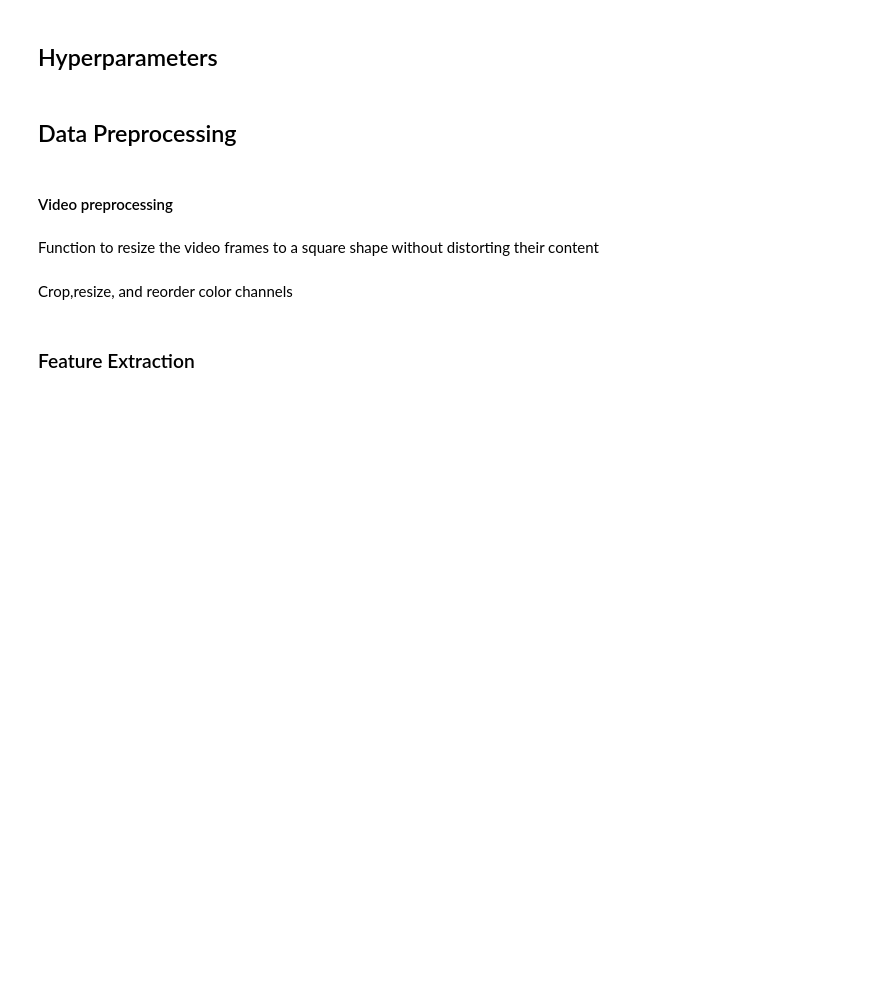
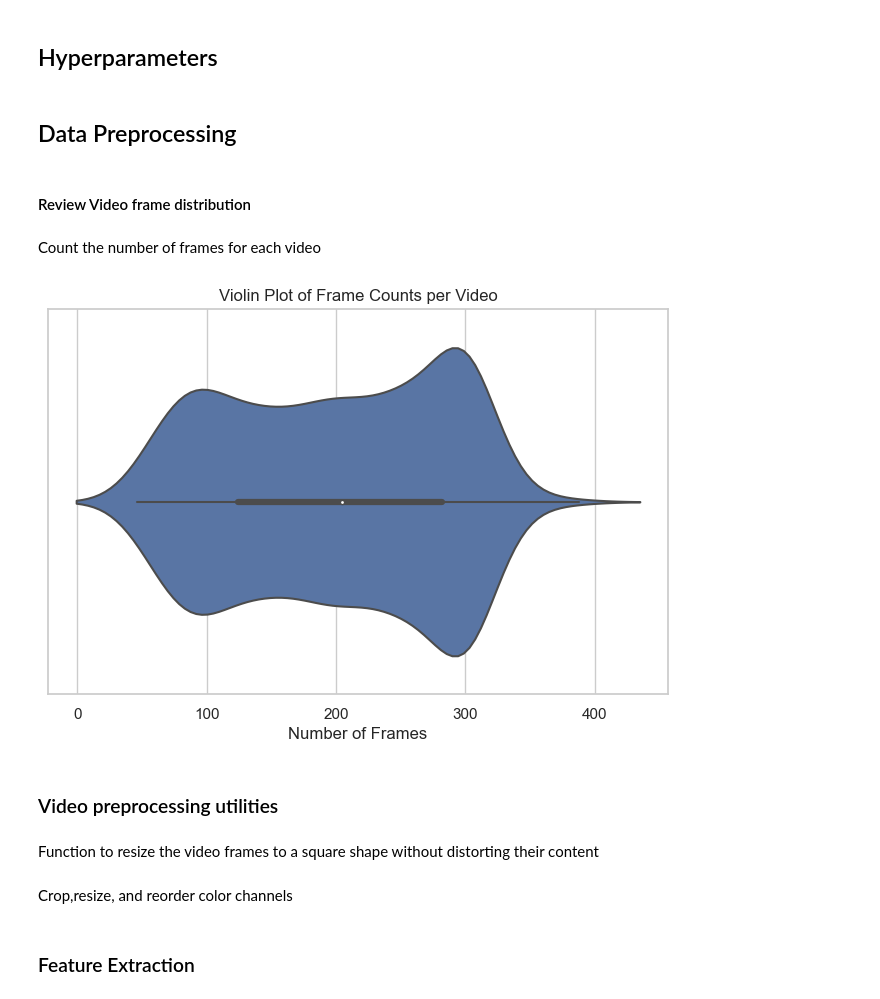
Before and after one commit to denpalrius/sports_action_recognition, a Jupyter notebook: video_rnn/video-classification-with-a-cnn-rnn-architecture.ipynb, the cells around one changed output. Saved outputs shown, nothing was run; the diff lists cells and outputs as text; code cells hidden in the pictures; blank space fills up the shorter version.

```diff
--- a/video_rnn/video-classification-with-a-cnn-rnn-architecture.ipynb
+++ b/video_rnn/video-classification-with-a-cnn-rnn-architecture.ipynb
@@ -91,8 +87,43 @@ MAX_SEQ_LENGTH = 20 # TODO: Check the distribution of the sequence lengths
 NUM_FEATURES = 2048
 # %% [markdown]
 ## Data Preprocessing
+# %% [markdown]
+#### Review Video frame distribution
+# %% [markdown]
+Count the number of frames for each video
+# %%
+def count_frames_per_video(video_paths, root_dir):
+    frame_counts = []
+
+    for path in video_paths:
+        video_path = os.path.join(root_dir, path)
+        cap = cv2.VideoCapture(video_path)
+        count = 0
+        while cap.isOpened():
+            ret, _ = cap.read()
+            if not ret:
+                break
+            count += 1
+        cap.release()
+        frame_counts.append(count)
+
+    return frame_counts
+# %%
+def visualize_frame_distribution(frame_counts):
+    plt.figure(figsize=(8, 5))
+    sns.violinplot(x=frame_counts)
+    plt.title("Violin Plot of Frame Counts per Video")
+    plt.xlabel("Number of Frames")
+    plt.xlabel("Number of Frames")
+    plt.show()
+# %%
+frame_counts = count_frames_per_video(train_df["video_name"].values, "train/")
+# %%
+visualize_frame_distribution(frame_counts)
+# %% [output]
+[figure, added]
 # %% [markdown]
-#### Video preprocessing
+### Video preprocessing utilities
 # %% [markdown]
  Function to resize the video frames to a square shape without distorting their content
 # %%
```
Also changed, not shown: parts of 34 cells of this notebook.
